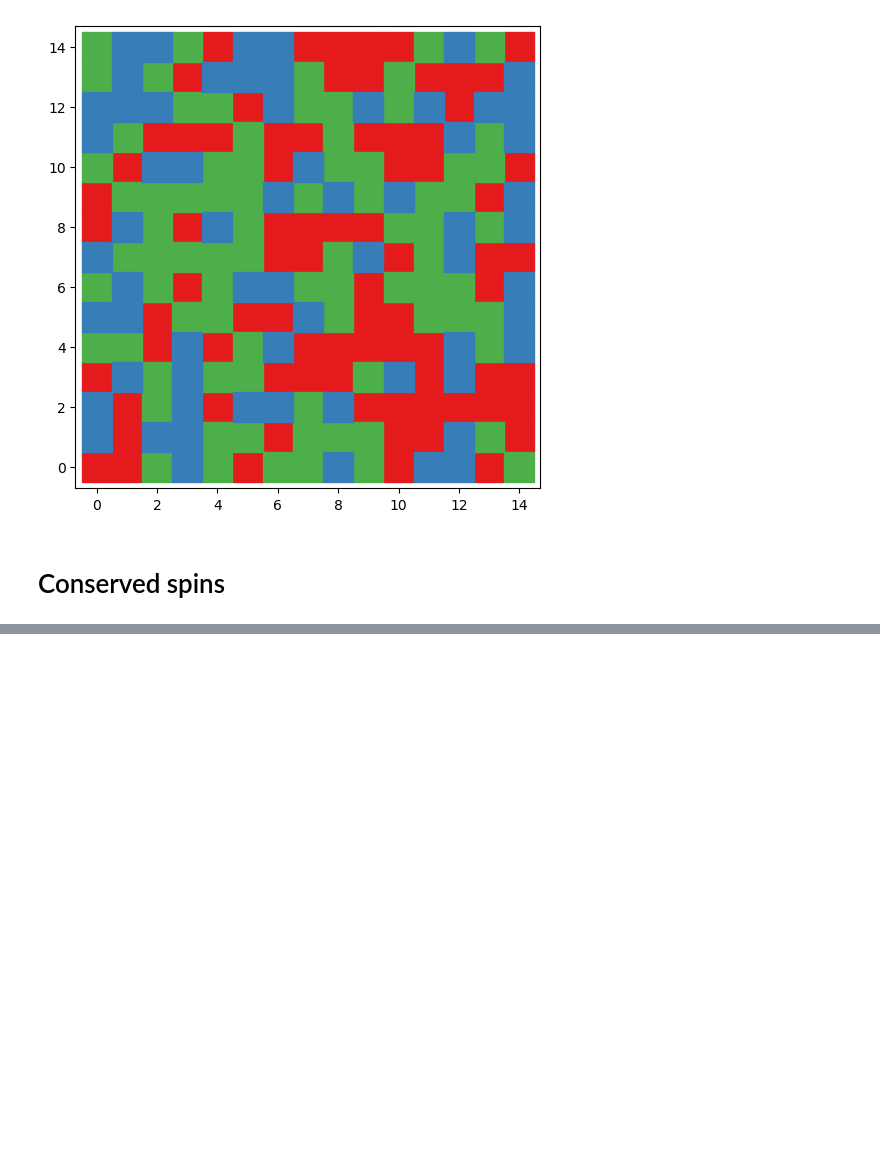
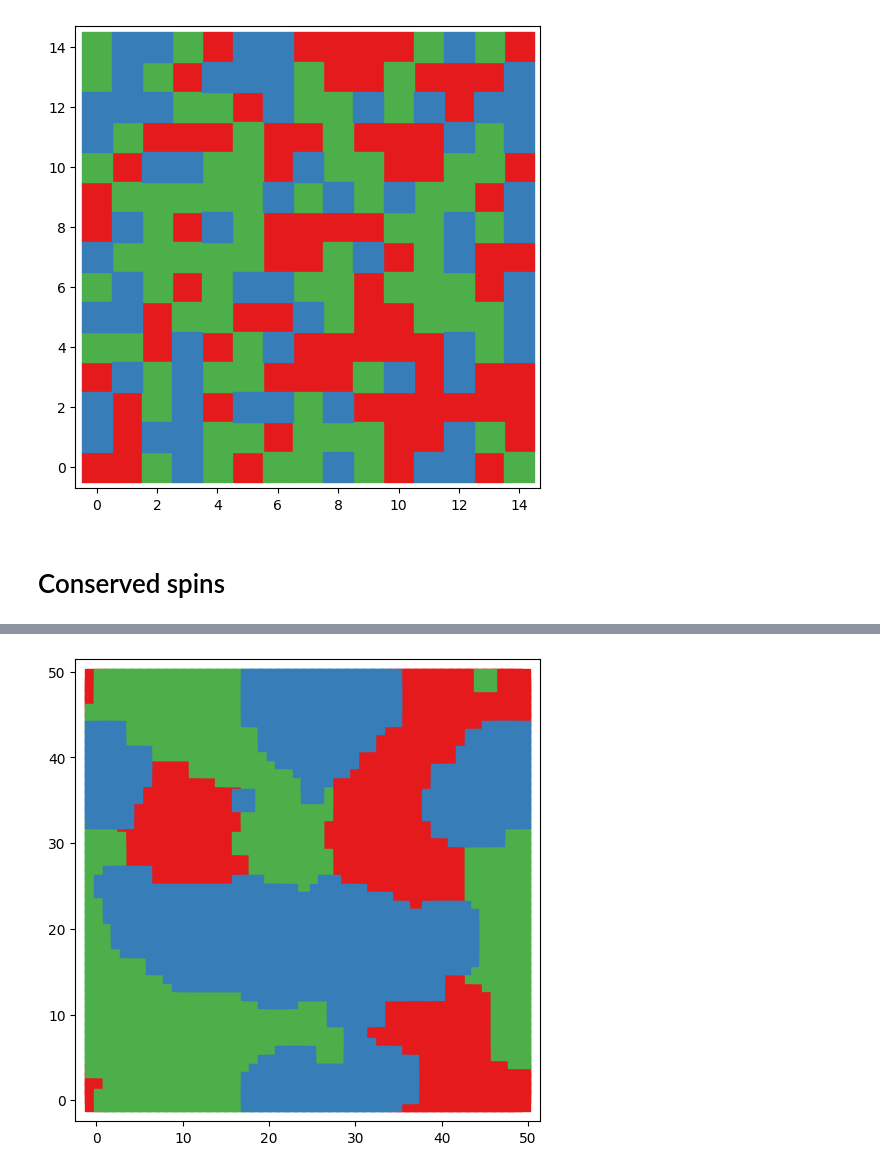
Before and after one commit to leseixas/IsingModels, a Jupyter notebook: spinor_test.ipynb, the cells around one changed output, grey strips where cells are left out. Drawn from its saved outputs; the diff is of its cells as text; code cells hidden in the pictures; blank space fills up the shorter version.

```diff
--- a/spinor_test.ipynb
+++ b/spinor_test.ipynb
@@ -193,0 +153,7 @@ model2.visualize(size=230, marker='s')
+# %%
+model3 = IsingModel(N=50, T=0.5, steps=1000)
+model3.simulate()
+# %%
+model3.visualize(size=230, marker='s')
+# %% [output]
+[figure, added]
```
Also changed, not shown: parts of 6 cells of this notebook, 10 other files.
